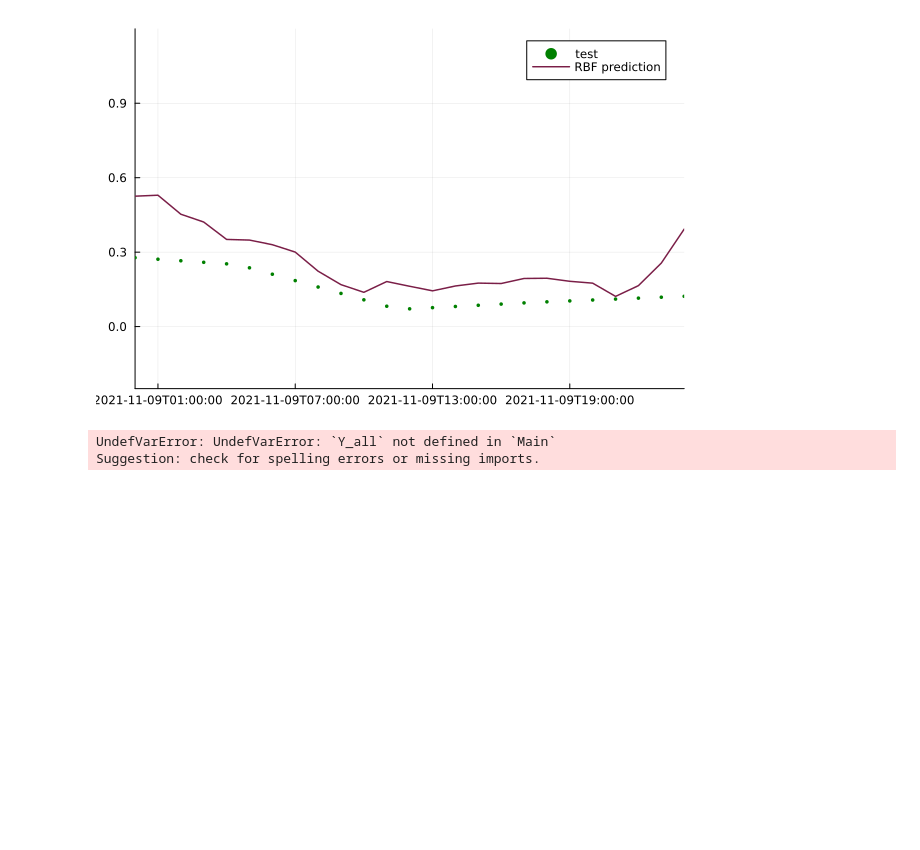
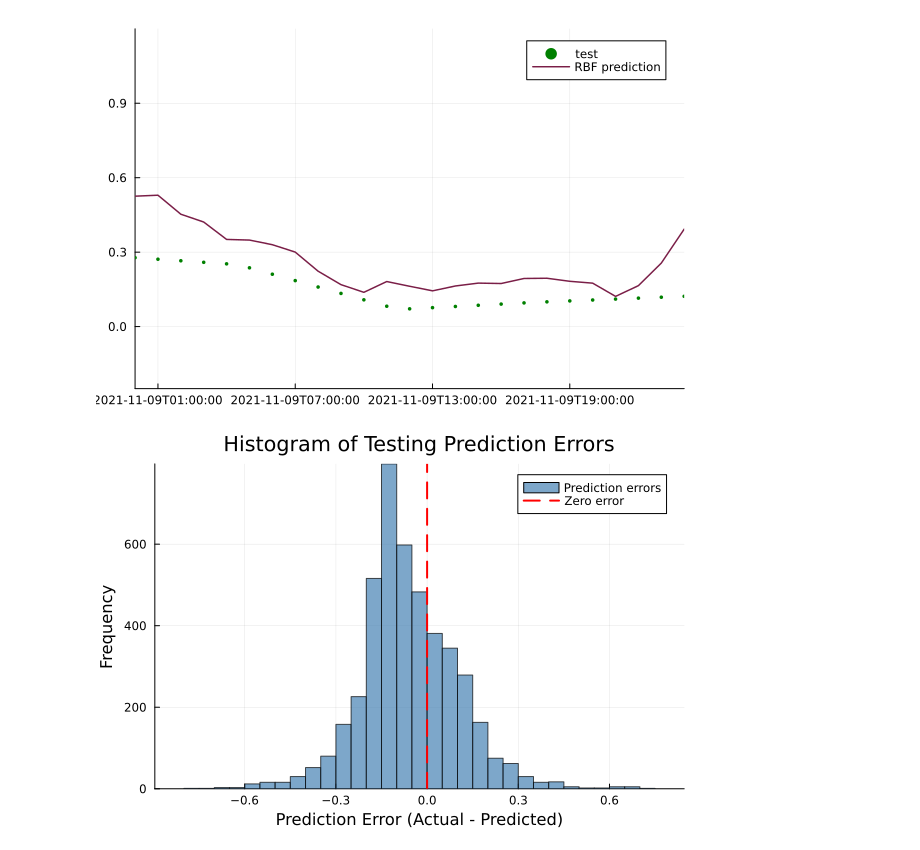
Before and after one commit to pcauchy1/DFL, a Jupyter notebook: physics_based_model.ipynb, the cells around one changed output. Saved outputs shown, nothing was run; the diff lists cells and outputs as text; code cells hidden in the pictures; blank space fills up the shorter version.

```diff
--- a/physics_based_model.ipynb
+++ b/physics_based_model.ipynb
@@ -146,29 +146,28 @@ display(plo)
 # %% [output]
 [figure]
 # %%
-# ---------- Histogram of prediction errors ----------
+# ---------- Histogram of Testing Prediction Errors ----------
 
-# Calculate actual - predicted power
-prediction_errors = Y_all .- Y_pred
+# Calculate prediction errors
+errors = t[test] .- ŷ[test]
 
-# Exclude observations without predictions (NaN)
-valid_errors = filter(isfinite, prediction_errors)
-
-histogram(
-    valid_errors,
+# Plot histogram
+plo = histogram(
+    errors,
     bins = 30,
-    c = blue,
+    color = :steelblue,
     alpha = 0.7,
     linecolor = :black,
-    linewidth = 0.5,
+    xlabel = "Prediction Error (Actual - Predicted)",
+    ylabel = "Frequency",
+    title = "Histogram of Testing Prediction Errors",
     label = "Prediction errors",
-    xlabel = "Actual power - Predicted power [p.u.]",
-    ylabel = "Frequency",
-    title = "Histogram of Prediction Errors",
-    frame = :box
+    legend = :topright
 )
 
-vline!([0.0], c = :red, lw = 2, ls = :dash, label = "Zero error")
+# Add zero-error reference line
+vline!(plo, [0.0], color = :red, lw = 2, linestyle = :dash, label = "Zero error")
+
+display(plo)
 # %% [output]
-UndefVarError: UndefVarError: `Y_all` not defined in `Main`
-Suggestion: check for spelling errors or missing imports.
+[figure, added]
```
Also changed, not shown: parts of 1 cell of this notebook, 3 other files.
